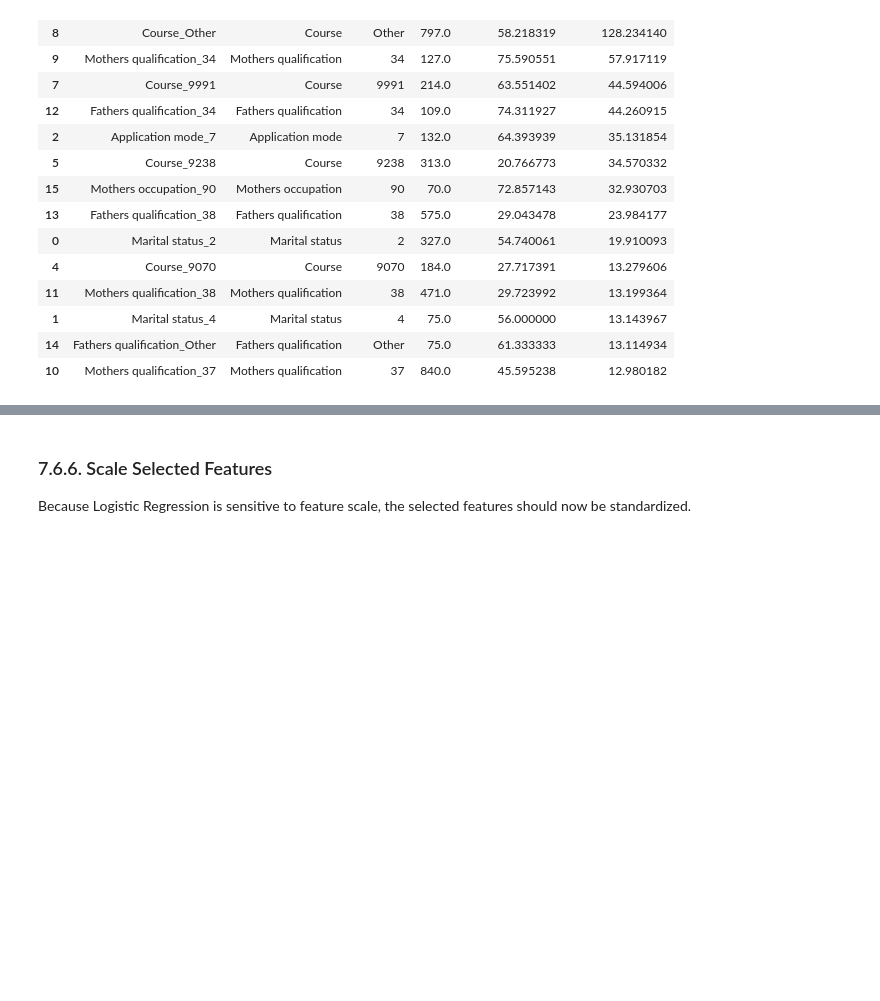
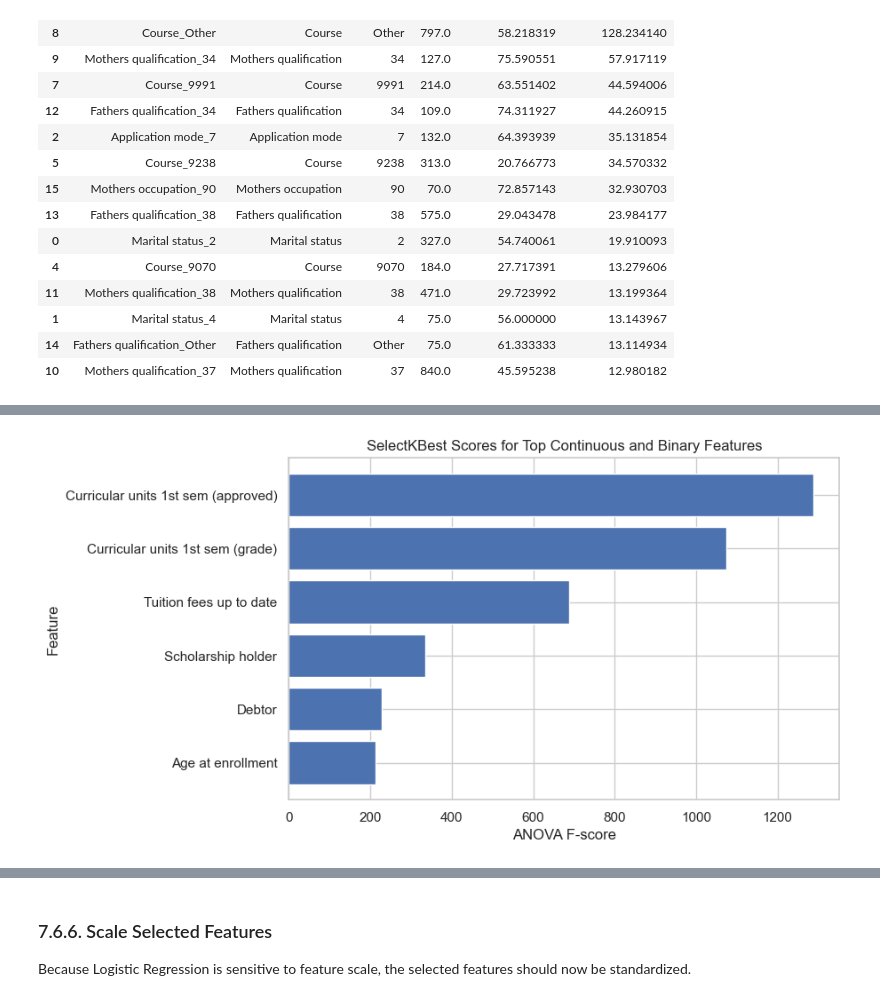
Before and after one commit to DimitarMalamski/student-dropout-predictor, a Jupyter notebook: notebooks/01_student_dropout_predictor.ipynb, the cells around one changed output, grey strips where cells are left out. Cells and saved outputs as stored; diff of their text form; code cells hidden in the pictures; blank space fills up the shorter version.

Commit message:
Finish up the reasoning for feature selection

```diff
--- a/notebooks/01_student_dropout_predictor.ipynb
+++ b/notebooks/01_student_dropout_predictor.ipynb
@@ -790,0 +802,24 @@ This shows that `SelectKBest` selects categories that provide strong statistical
+# %%
+top_non_dummy_features = [
+  "Curricular units 1st sem (approved)",
+  "Curricular units 1st sem (grade)",
+  "Tuition fees up to date",
+  "Scholarship holder",
+  "Debtor",
+  "Age at enrollment"
+]
+
+continuous_binary_summary = []
+
+for feature in top_non_dummy_features:
+  summary = df.groupby("Target")[feature].agg(["mean", "median"])
+  continuous_binary_summary.append({
+    "Feature": feature,
+    "Graduate Mean (0)": summary.loc[0, "mean"],
+    "Dropout Mean (1)": summary.loc[1, "mean"],
+    "Graduate Median (0)": summary.loc[0, "median"],
+    "Dropout Median (1)": summary.loc[1, "median"]
+  })
+
+continuous_binary_summary_df = pd.DataFrame(continuous_binary_summary)
+continuous_binary_summary_df
@@ -790,0 +842,13 @@ This shows that `SelectKBest` selects categories that provide strong statistical
+# %%
+selected_top_scores = feature_scores[
+  feature_scores["Feature"].isin(top_non_dummy_features)
+].sort_values(by="Score", ascending=True)
+
+plt.figure(figsize=(8, 5))
+plt.barh(selected_top_scores["Feature"], selected_top_scores["Score"])
+plt.title("SelectKBest Scores for Top Continuous and Binary Features")
+plt.xlabel("ANOVA F-score")
+plt.ylabel("Feature")
+plt.show()
+# %% [output]
+[figure, added]
```
Also changed, not shown: parts of 4 cells of this notebook.
